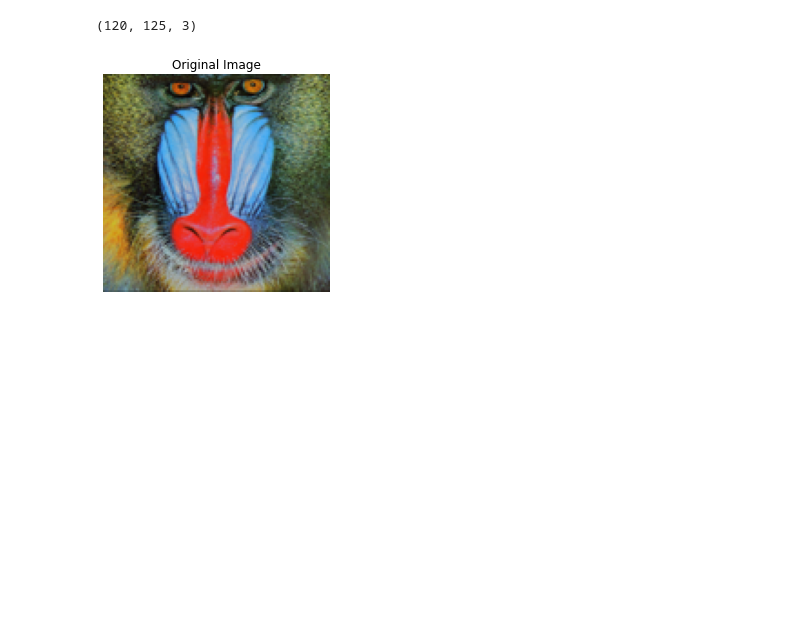
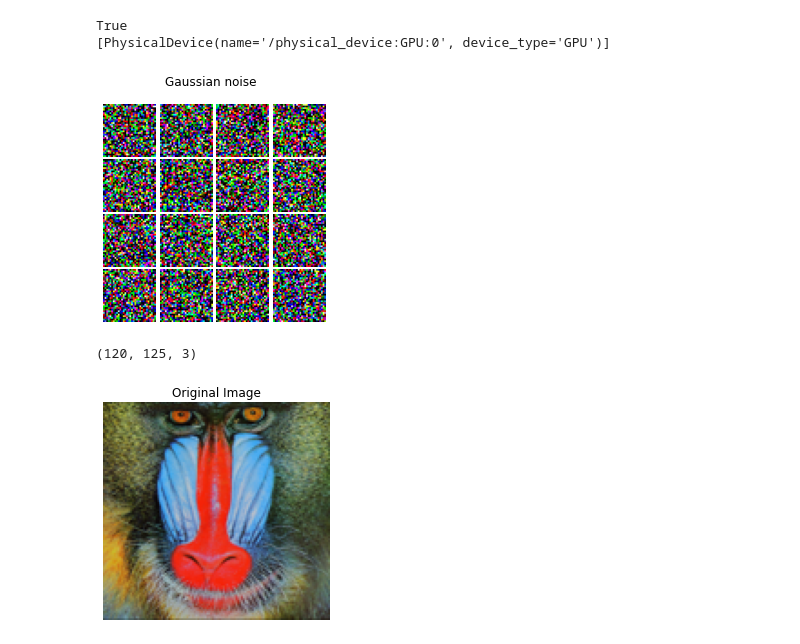
Before and after one commit to Abto-Coursework-Mentoring-2020/super-resolution-engine, a Jupyter notebook: src/main.ipynb, the cells around one changed output. Cells and saved outputs as stored; diff of their text form; code cells hidden in the pictures; blank space fills up the shorter version.

```diff
--- a/src/main.ipynb
+++ b/src/main.ipynb
@@ -12,3 +16,10 @@ os.environ["TFHUB_DOWNLOAD_PROGRESS"] = "True"
+# %%
+import tensorflow as tf
+print(tf.test.is_built_with_cuda())
+print(tf.config.list_physical_devices('GPU'))
+# %% [output]
+True
+[PhysicalDevice(name='/physical_device:GPU:0', device_type='GPU')]
 # %%
 IMAGE_PATH = "../sample_images/monkey.png"
 SAVED_MODEL_PATH = "https://tfhub.dev/captain-pool/esrgan-tf2/1"
@@ -42,3 +39,57 @@ def plot_image(image, title=""):
+# %%
+import matplotlib.gridspec as gridspec
+
+
+def plot_multiple_images(batch, title="", cmap=None, figsize=None):
+    """
+    Plots batch of images from image tensors.
+    """
+    batch = tf.cast(tf.clip_by_value(batch, 0, 255), tf.uint8)
+
+    X, y = batch
+
+    img_size = X.shape[1]
+    N = X.shape[0]
+    sqrtn = int(np.ceil(np.sqrt(N)))
+
+    fig = plt.figure(figsize=figsize or (sqrtn, sqrtn))
+    fig.suptitle(title)
+
+    gs = gridspec.GridSpec(sqrtn, sqrtn)
+    gs.update(wspace=0.05, hspace=0.05)
+    for i in range(0, N, 2):
+        ax = plt.subplot(gs[i])
+        plt.axis('off')
+        ax.set_xticklabels([])
+        ax.set_yticklabels([])
+        ax.set_aspect('equal')
+        plt.imshow(X[i])
+
+        ax = plt.subplot(gs[i+1])
+        plt.axis('off')
+        ax.set_xticklabels([])
+        ax.set_yticklabels([])
+        ax.set_aspect('equal')
+        plt.imshow(y[i])
+
+
+def plot_single_image(image, title="", cmap=None):
+    """
+    Plots images from image tensors.
+    Args:
+      image: 3D image tensor. [height, width, channels].
+      title: Title to display in the plot.
+    """
+    image = np.asarray(image)
+    image = tf.clip_by_value(image, 0, 255)
+    image = Image.fromarray(tf.cast(image, tf.uint8).numpy())
+    plt.imshow(image, cmap=cmap)
+    plt.axis("off")
+    plt.title(title)
+
+plot_multiple_images(tf.random.normal((2, 16, 32, 32, 3)) * 255, 'Gaussian noise')
+# %% [output]
+[figure, added]
 # %%
 import cv2
 
```
Also changed, not shown: parts of 21 cells of this notebook.
